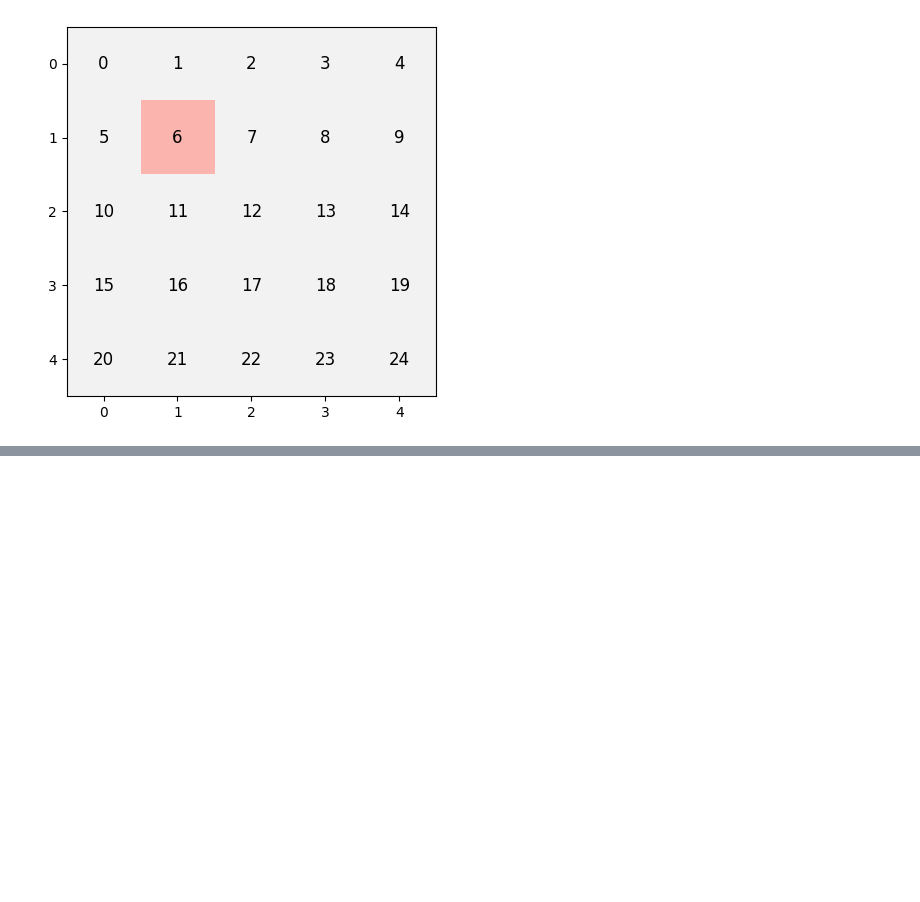
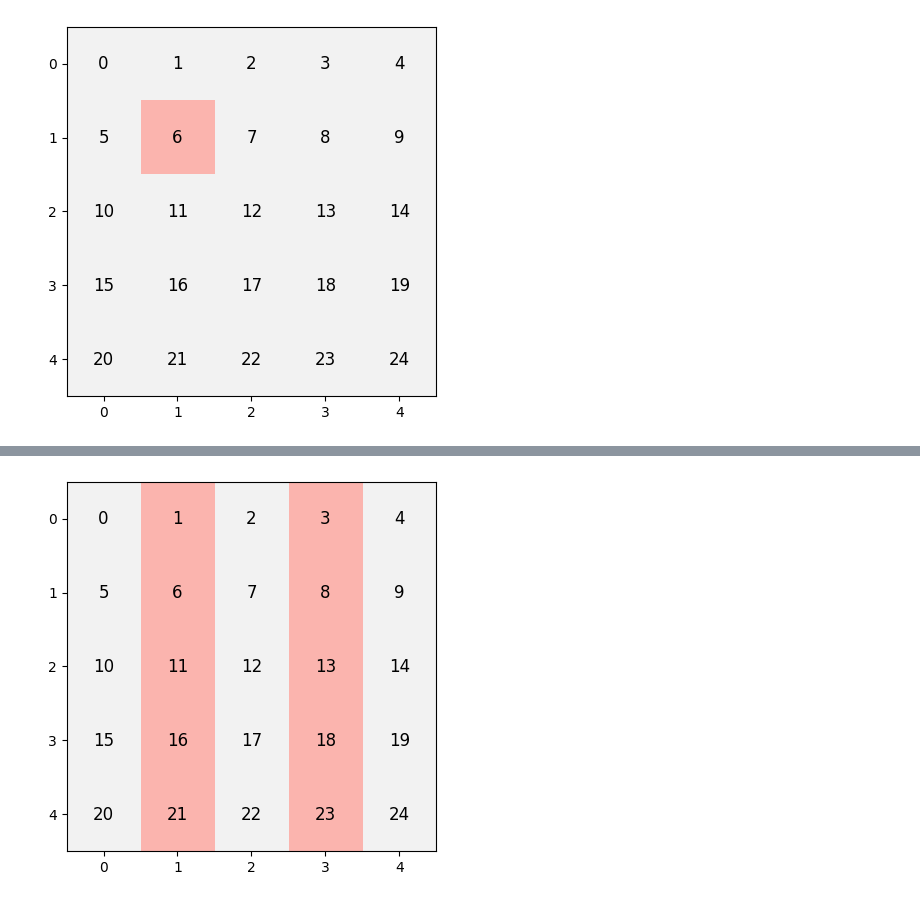
Before and after one commit to SajagAcharyaMasters/CC7182NI-Classes, a Jupyter notebook: Week 5/W5 - Numpy & Matplotlib.ipynb, the cells around one changed output, grey strips where cells are left out. Cells and saved outputs as stored; diff of their text form; code cells hidden in the pictures; blank space fills up the shorter version.

```diff
--- a/Week 5/W5 - Numpy & Matplotlib.ipynb
+++ b/Week 5/W5 - Numpy & Matplotlib.ipynb
@@ -221,0 +261,8 @@ plt.show()
+# %%
+m[...] = 0
+m[..., 1] = 1
+m[..., 3] = 1
+fig = matrix_plot(m)
+plt.show()
+# %% [output]
+[figure, added]
```
Also changed, not shown: parts of 19 cells of this notebook, 2 other files.
